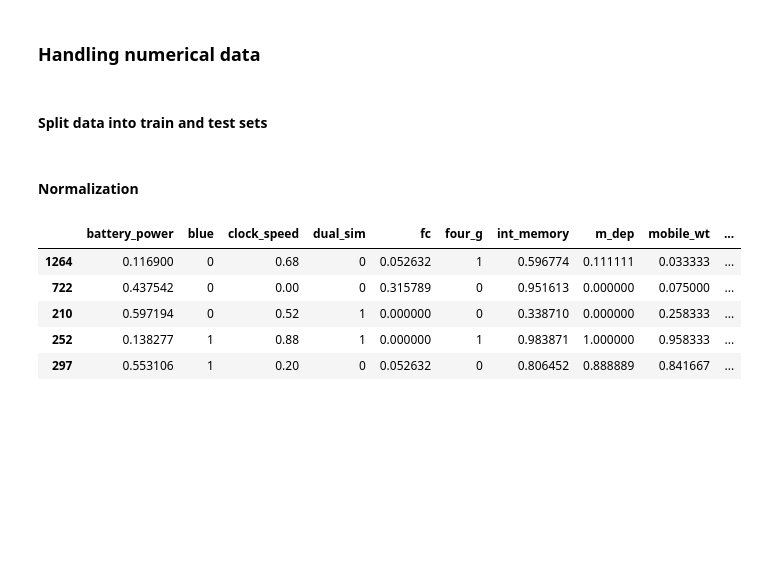
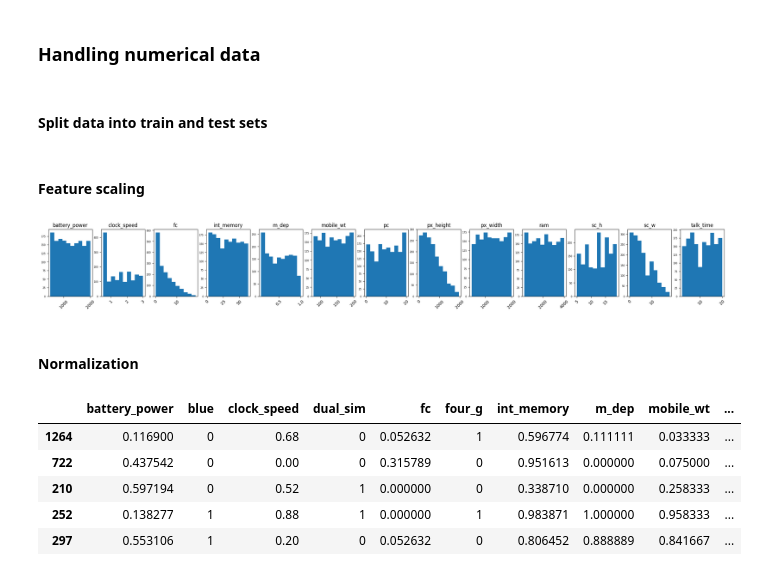
Before and after one commit to wutpppppppppppppppppp/code, a Jupyter notebook: Mobile Price Classification/mobile.ipynb, the cells around one changed output. Saved outputs shown, nothing was run; the diff lists cells and outputs as text; code cells hidden in the pictures; blank space fills up the shorter version.

```diff
--- a/Mobile Price Classification/mobile.ipynb
+++ b/Mobile Price Classification/mobile.ipynb
@@ -114,0 +118,2 @@ x_train, x_test, y_train, y_test = train_test_split(X, y, test_size=0.2, random_
+# %% [markdown]
+#### Feature scaling
@@ -115,3 +123,13 @@ x_train, x_test, y_train, y_test = train_test_split(X, y, test_size=0.2, random_
+# %%
+fig, axs = plt.subplots(1, 13, figsize=(30, 3))
+for i, col in enumerate(numerical_features):
+    axs[i].hist(x_train[col])
+    axs[i].set_title(col)
+    axs[i].tick_params(axis='x', labelrotation=45)
+    axs[i].tick_params(axis='y', labelsize=6)
+plt.show()
+# %% [output]
+[figure, added]
 # %% [markdown]
 #### Normalization
 # %%
```
Also changed, not shown: parts of 12 cells of this notebook.
